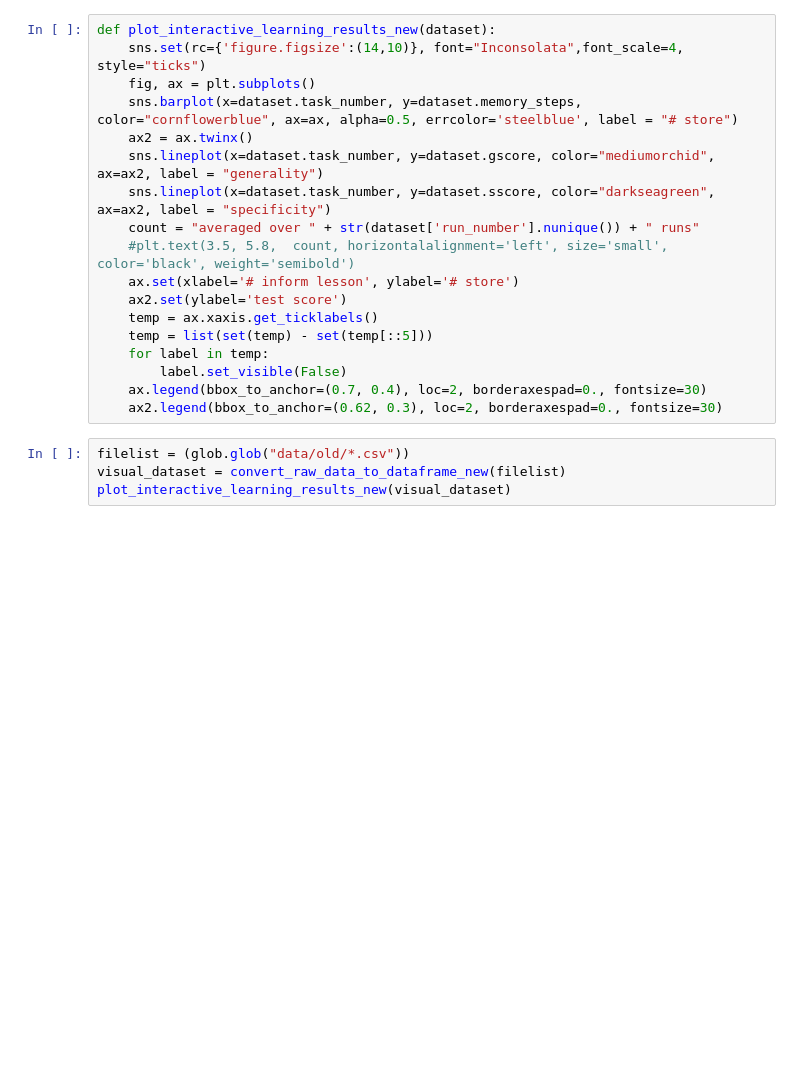
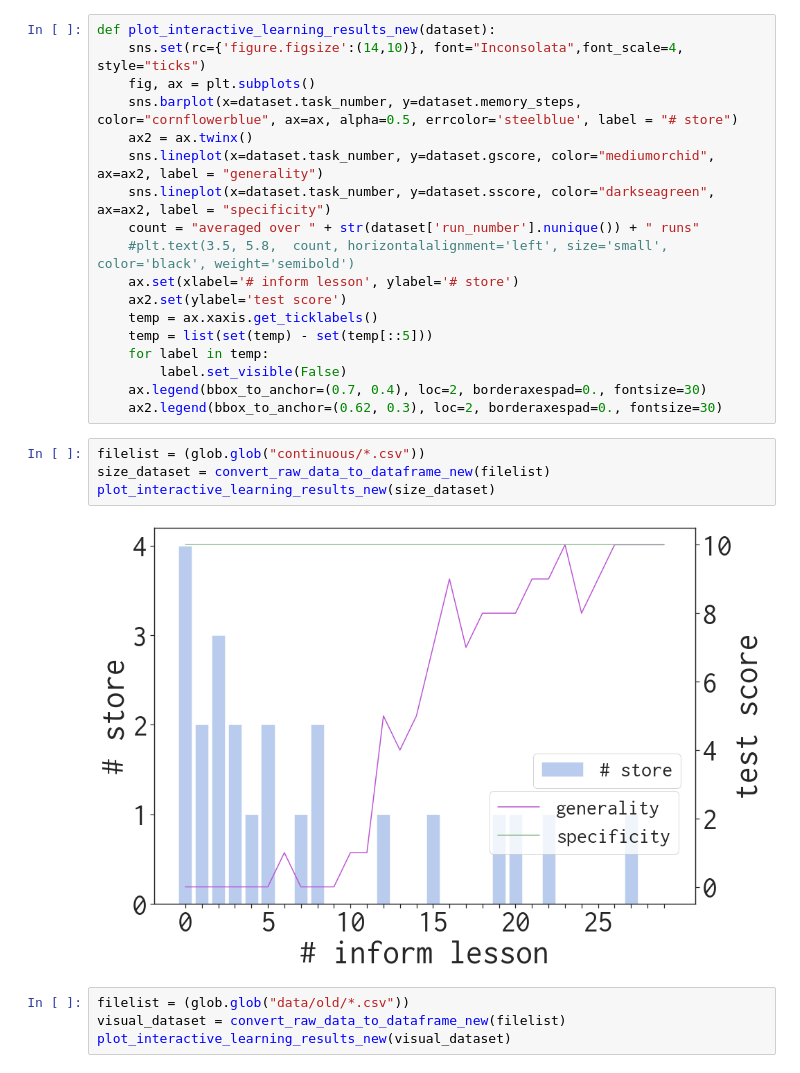
Before and after one commit to ComplexCollaborativeAgents/aileenOG, a Jupyter notebook: experiments/analysis/interactive-learning.ipynb, the cells around one changed output. Saved outputs shown, nothing was run; the diff lists cells and outputs as text; blank space fills up the shorter version.

```diff
--- a/experiments/analysis/interactive-learning.ipynb
+++ b/experiments/analysis/interactive-learning.ipynb
@@ -48,6 +48,12 @@ def plot_interactive_learning_results_new(dataset):
         label.set_visible(False)
     ax.legend(bbox_to_anchor=(0.7, 0.4), loc=2, borderaxespad=0., fontsize=30)
     ax2.legend(bbox_to_anchor=(0.62, 0.3), loc=2, borderaxespad=0., fontsize=30)
+# %%
+filelist = (glob.glob("continuous/*.csv"))
+size_dataset = convert_raw_data_to_dataframe_new(filelist)
+plot_interactive_learning_results_new(size_dataset)
+# %% [output]
+[figure, added]
 # %%
 filelist = (glob.glob("data/old/*.csv"))
 visual_dataset = convert_raw_data_to_dataframe_new(filelist)
```
Also changed, not shown: parts of 1 cell of this notebook, 2 other files.
